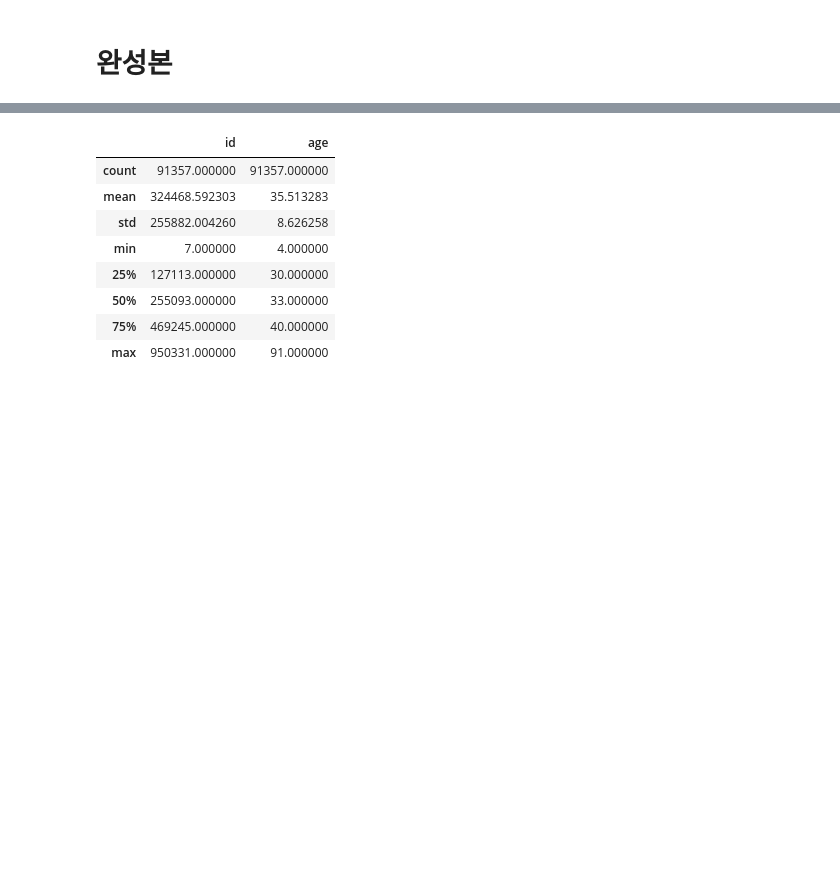
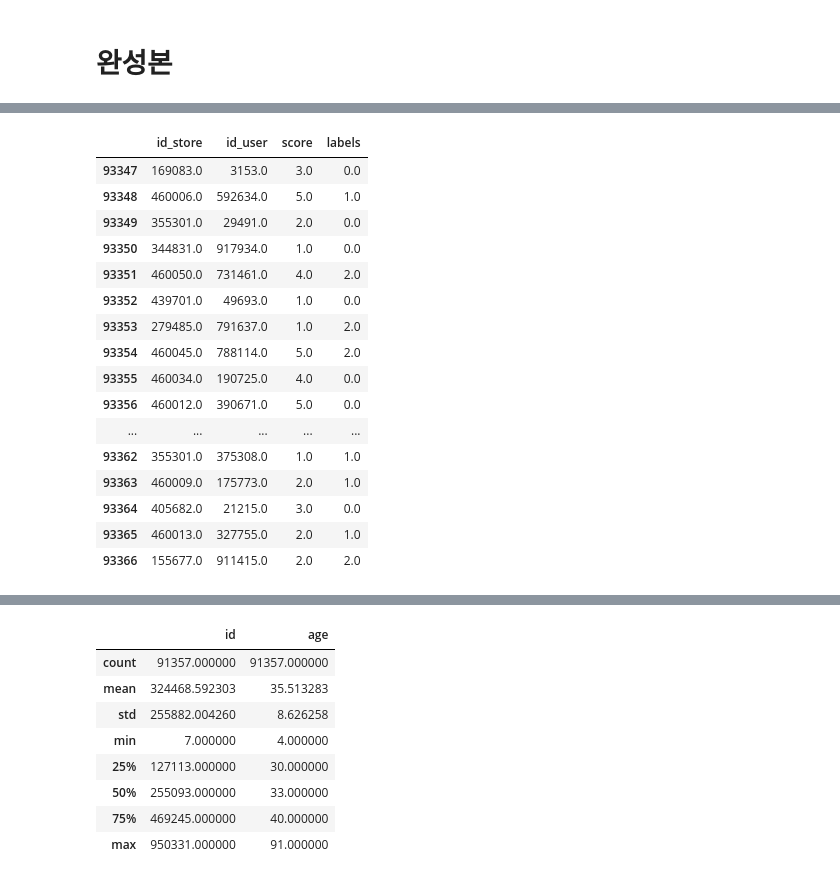
Before and after one commit to laugh4mile/HalalTimes, a Jupyter notebook: recommendation/recommendation_SVD_UserClustering_주정훈.ipynb, the cells around one changed output, grey strips where cells are left out. Drawn from its saved outputs; the diff is of its cells as text; code cells hidden in the pictures; blank space fills up the shorter version.

```diff
--- a/recommendation/recommendation_SVD_UserClustering_주정훈.ipynb
+++ b/recommendation/recommendation_SVD_UserClustering_주정훈.ipynb
@@ -1497,0 +1648,23 @@ raw_data
+# %%
+for i in range(10):
+  rn = random.randint(0, 18978)
+  review_df=review_df.append({"id_store":copied_df.loc[random.randint(0, 133)]["id"], "id_user":labeledColleges.loc[rn]["id"], "score":random.randint(1, 5), "labels":labeledColleges.loc[rn]["labels"]}, ignore_index=True)
+review_df.tail(20)
+# %% [output]
+|  | id_store | id_user | score | labels |
+| 93347 | 169083.0 | 3153.0 | 3.0 | 0.0 |
+| 93348 | 460006.0 | 592634.0 | 5.0 | 1.0 |
+| 93349 | 355301.0 | 29491.0 | 2.0 | 0.0 |
+| 93350 | 344831.0 | 917934.0 | 1.0 | 0.0 |
+| 93351 | 460050.0 | 731461.0 | 4.0 | 2.0 |
+| 93352 | 439701.0 | 49693.0 | 1.0 | 0.0 |
+| 93353 | 279485.0 | 791637.0 | 1.0 | 2.0 |
+| 93354 | 460045.0 | 788114.0 | 5.0 | 2.0 |
+| 93355 | 460034.0 | 190725.0 | 4.0 | 0.0 |
+| 93356 | 460012.0 | 390671.0 | 5.0 | 0.0 |
+| ... | ... | ... | ... | ... |
+| 93362 | 355301.0 | 375308.0 | 1.0 | 1.0 |
+| 93363 | 460009.0 | 175773.0 | 2.0 | 1.0 |
+| 93364 | 405682.0 | 21215.0 | 3.0 | 0.0 |
+| 93365 | 460013.0 | 327755.0 | 2.0 | 1.0 |
+| 93366 | 155677.0 | 911415.0 | 2.0 | 2.0 |
```
Also changed, not shown: parts of 28 cells of this notebook.
